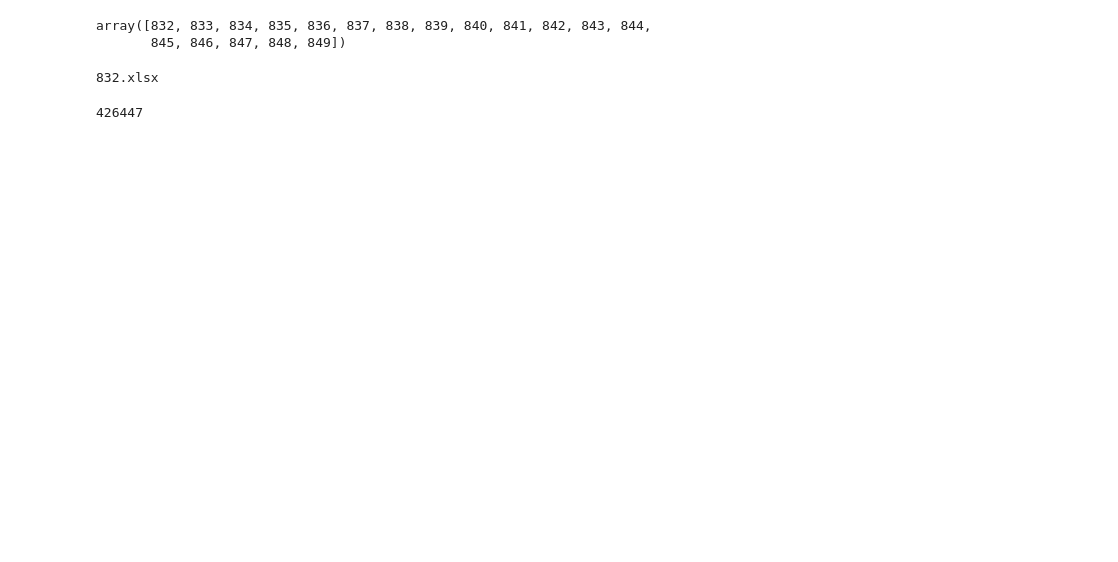
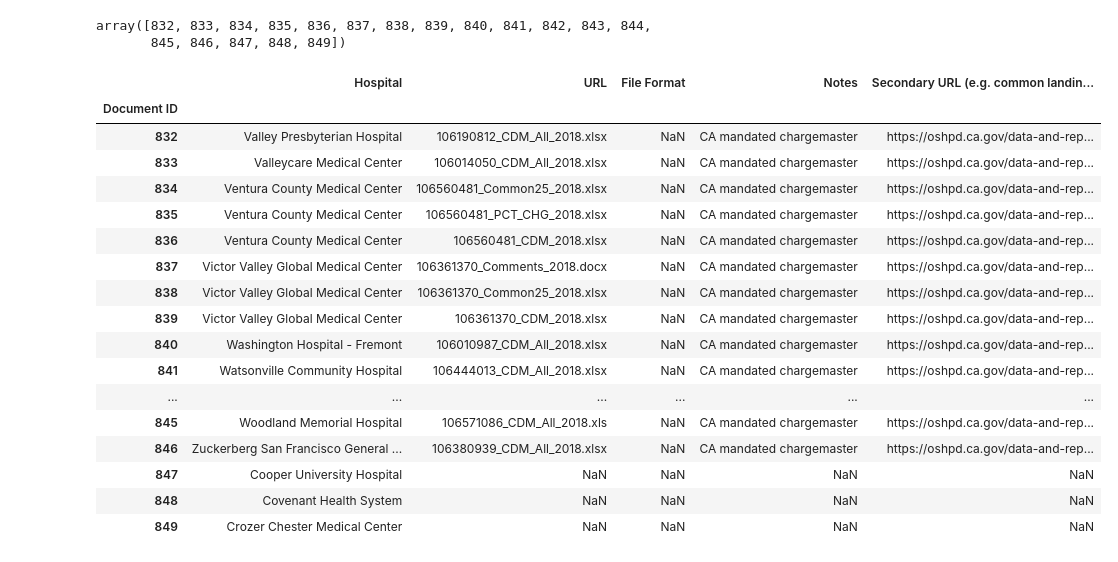
Before and after one commit to emigre459/Hospital-Chargemasters, a Jupyter notebook: Dataset_Collection.ipynb, the cells around one changed output. Cells and saved outputs as stored; diff of their text form; code cells hidden in the pictures; blank space fills up the shorter version.

```diff
--- a/Dataset_Collection.ipynb
+++ b/Dataset_Collection.ipynb
@@ -88,22 +92,3 @@ urls.index.values
 # %% [output]
 array([832, 833, 834, 835, 836, 837, 838, 839, 840, 841, 842, 843, 844,
        845, 846, 847, 848, 849])
-# %%
-# Download using URL of get_URLs series and rename according to index
-import requests
-import re
-
-# response object
-r = requests.get(urls.iloc[0], allow_redirects=True)
-file_info = r.headers.get('content-disposition')
-
-# Find the original filename
-filename = re.findall(r'filename="(.+)"', file_info)[0]
-file_ext = filename.rsplit(".")[1]
-
-new_filename = '832.' + file_ext
-print(new_filename)
-open('chargemasters/' + new_filename, 'wb').write(r.content)
-# %% [output]
-832.xlsx
-426447
@@ -111,0 +95,21 @@ open('chargemasters/' + new_filename, 'wb').write(r.content)
+# %%
+metadata.loc[832:849]
+# %% [output]
+|  | Hospital | URL | File Format | Notes | Secondary URL (e.g. common landin... |
+| Document ID |  |  |  |  |  |
+| 832 | Valley Presbyterian Hospital | 106190812_CDM_All_2018.xlsx | NaN | CA mandated chargemaster | https://oshpd.ca.gov/data-and-rep... |
+| 833 | Valleycare Medical Center | 106014050_CDM_All_2018.xlsx | NaN | CA mandated chargemaster | https://oshpd.ca.gov/data-and-rep... |
+| 834 | Ventura County Medical Center | 106560481_Common25_2018.xlsx | NaN | CA mandated chargemaster | https://oshpd.ca.gov/data-and-rep... |
+| 835 | Ventura County Medical Center | 106560481_PCT_CHG_2018.xlsx | NaN | CA mandated chargemaster | https://oshpd.ca.gov/data-and-rep... |
+| 836 | Ventura County Medical Center | 106560481_CDM_2018.xlsx | NaN | CA mandated chargemaster | https://oshpd.ca.gov/data-and-rep... |
+| 837 | Victor Valley Global Medical Center | 106361370_Comments_2018.docx | NaN | CA mandated chargemaster | https://oshpd.ca.gov/data-and-rep... |
+| 838 | Victor Valley Global Medical Center | 106361370_Common25_2018.xlsx | NaN | CA mandated chargemaster | https://oshpd.ca.gov/data-and-rep... |
+| 839 | Victor Valley Global Medical Center | 106361370_CDM_2018.xlsx | NaN | CA mandated chargemaster | https://oshpd.ca.gov/data-and-rep... |
+| 840 | Washington Hospital - Fremont | 106010987_CDM_All_2018.xlsx | NaN | CA mandated chargemaster | https://oshpd.ca.gov/data-and-rep... |
+| 841 | Watsonville Community Hospital | 106444013_CDM_All_2018.xlsx | NaN | CA mandated chargemaster | https://oshpd.ca.gov/data-and-rep... |
+| ... | ... | ... | ... | ... | ... |
+| 845 | Woodland Memorial Hospital | 106571086_CDM_All_2018.xls | NaN | CA mandated chargemaster | https://oshpd.ca.gov/data-and-rep... |
+| 846 | Zuckerberg San Francisco General ... | 106380939_CDM_All_2018.xlsx | NaN | CA mandated chargemaster | https://oshpd.ca.gov/data-and-rep... |
+| 847 | Cooper University Hospital | NaN | NaN | NaN | NaN |
+| 848 | Covenant Health System | NaN | NaN | NaN | NaN |
+| 849 | Crozer Chester Medical Center | NaN | NaN | NaN | NaN |
```
Also changed, not shown: parts of 7 cells of this notebook.
